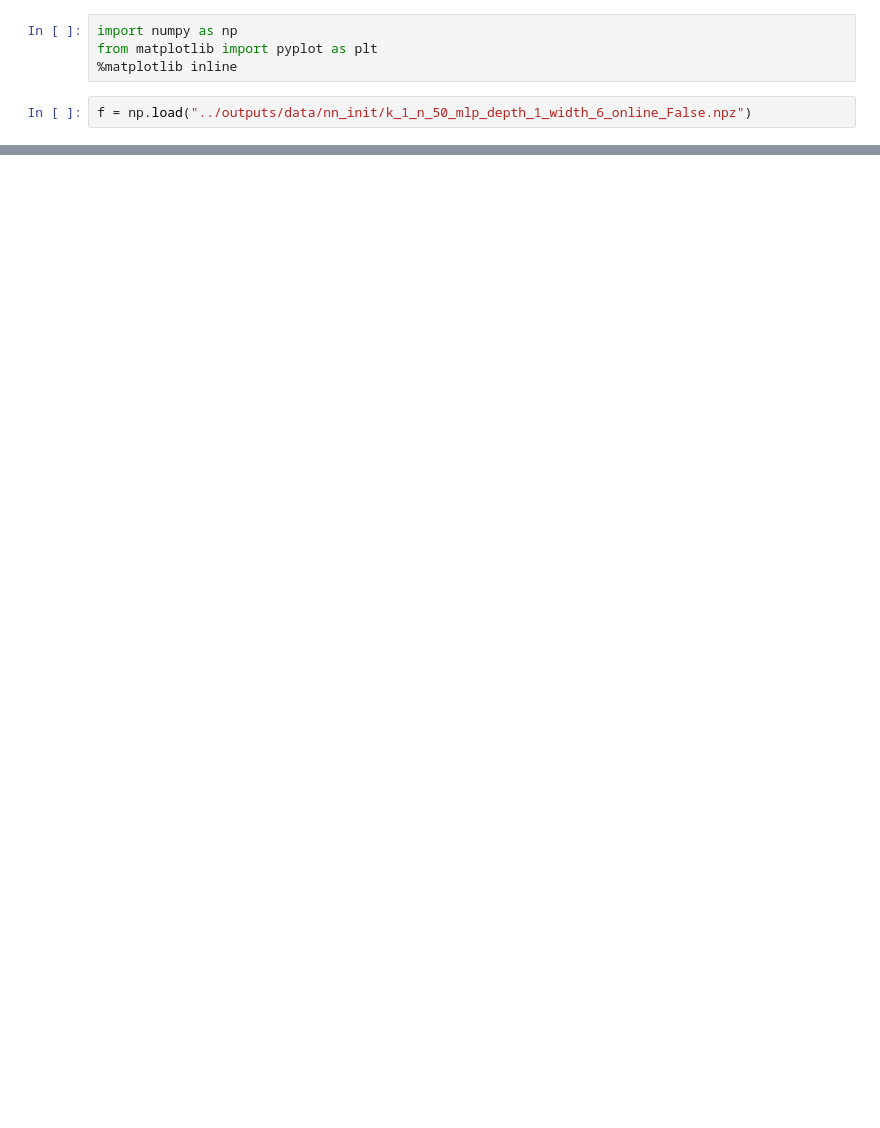
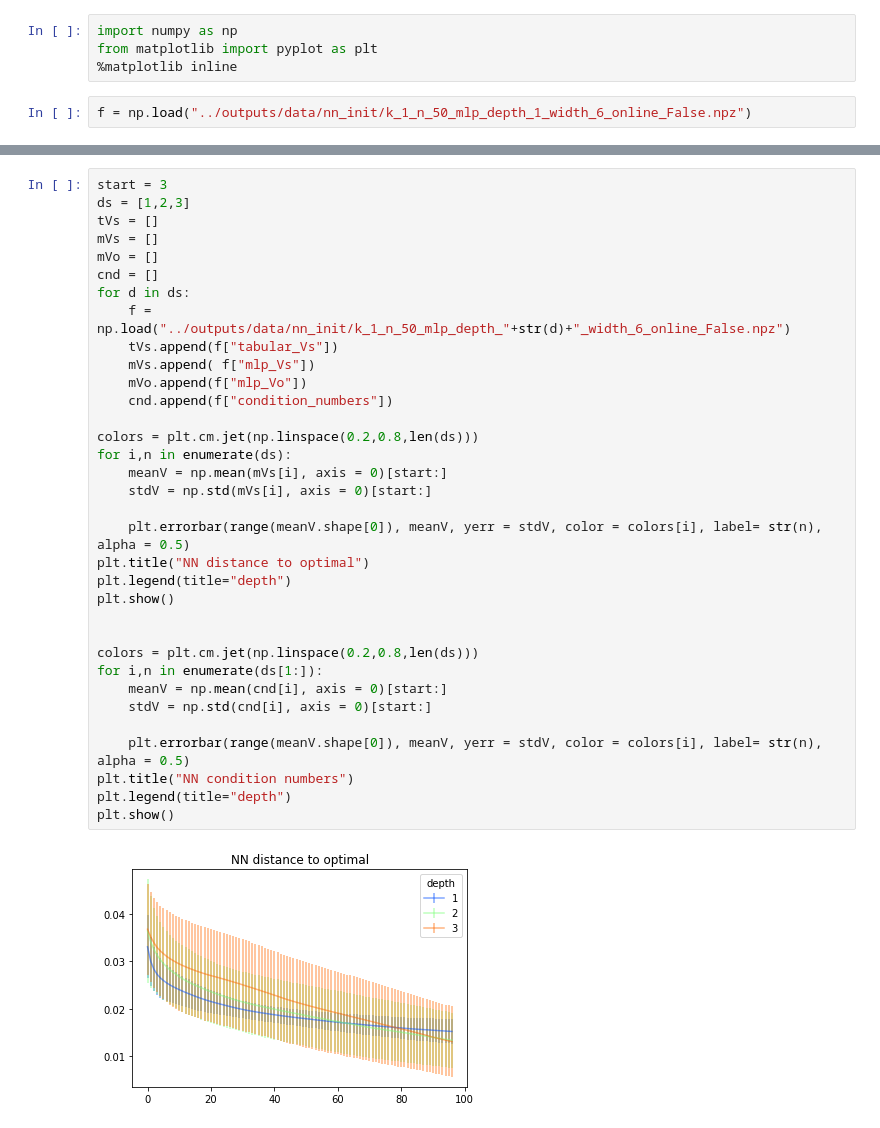
Before and after one commit to davidbrandfonbrener/geometric_insights_into_TD_learning, a Jupyter notebook: notebooks/NN init plotting.ipynb, the cells around one changed output, grey strips where cells are left out. Saved outputs shown, nothing was run; the diff lists cells and outputs as text; blank space fills up the shorter version.

```diff
--- a/notebooks/NN init plotting.ipynb
+++ b/notebooks/NN init plotting.ipynb
@@ -36,0 +109,36 @@ plt.errorbar(range(meanV.shape[0]), meanV, yerr = stdV, color = "blue", label= "
+# %%
+start = 3
+ds = [1,2,3]
+tVs = []
+mVs = []
+mVo = []
+cnd = []
+for d in ds:
+    f = np.load("../outputs/data/nn_init/k_1_n_50_mlp_depth_"+str(d)+"_width_6_online_False.npz")
+    tVs.append(f["tabular_Vs"])
+    mVs.append( f["mlp_Vs"])
+    mVo.append(f["mlp_Vo"])
+    cnd.append(f["condition_numbers"])
+
+colors = plt.cm.jet(np.linspace(0.2,0.8,len(ds)))
+for i,n in enumerate(ds):
+    meanV = np.mean(mVs[i], axis = 0)[start:]
+    stdV = np.std(mVs[i], axis = 0)[start:]
+
+    plt.errorbar(range(meanV.shape[0]), meanV, yerr = stdV, color = colors[i], label= str(n), alpha = 0.5)
+plt.title("NN distance to optimal")
+plt.legend(title="depth")
+plt.show()
+
+
+colors = plt.cm.jet(np.linspace(0.2,0.8,len(ds)))
+for i,n in enumerate(ds[1:]):
+    meanV = np.mean(cnd[i], axis = 0)[start:]
+    stdV = np.std(cnd[i], axis = 0)[start:]
+
+    plt.errorbar(range(meanV.shape[0]), meanV, yerr = stdV, color = colors[i], label= str(n), alpha = 0.5)
+plt.title("NN condition numbers")
+plt.legend(title="depth")
+plt.show()
+# %% [output]
+[figure, added]
```
Also changed, not shown: parts of 14 cells of this notebook, 20 other files.
